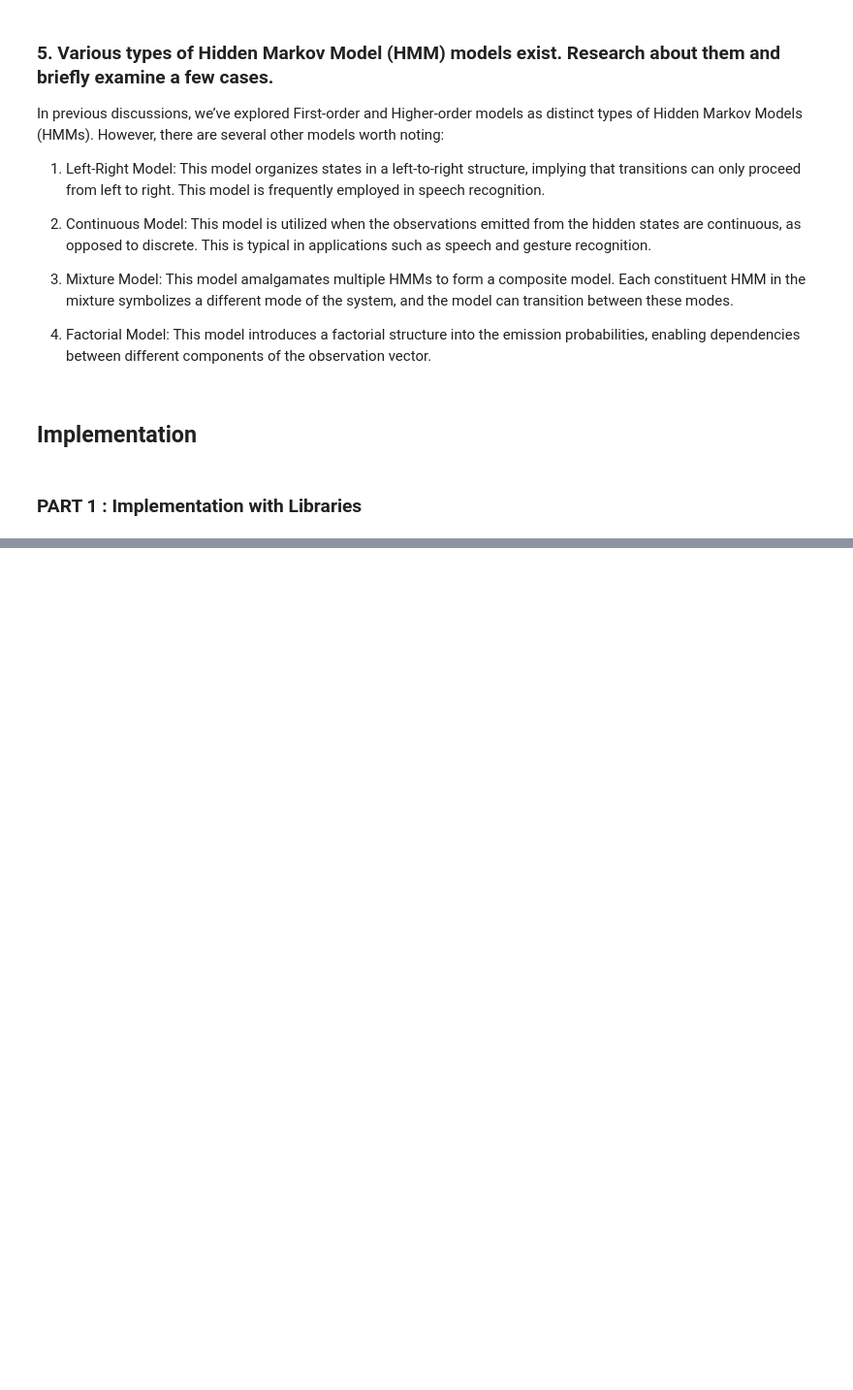
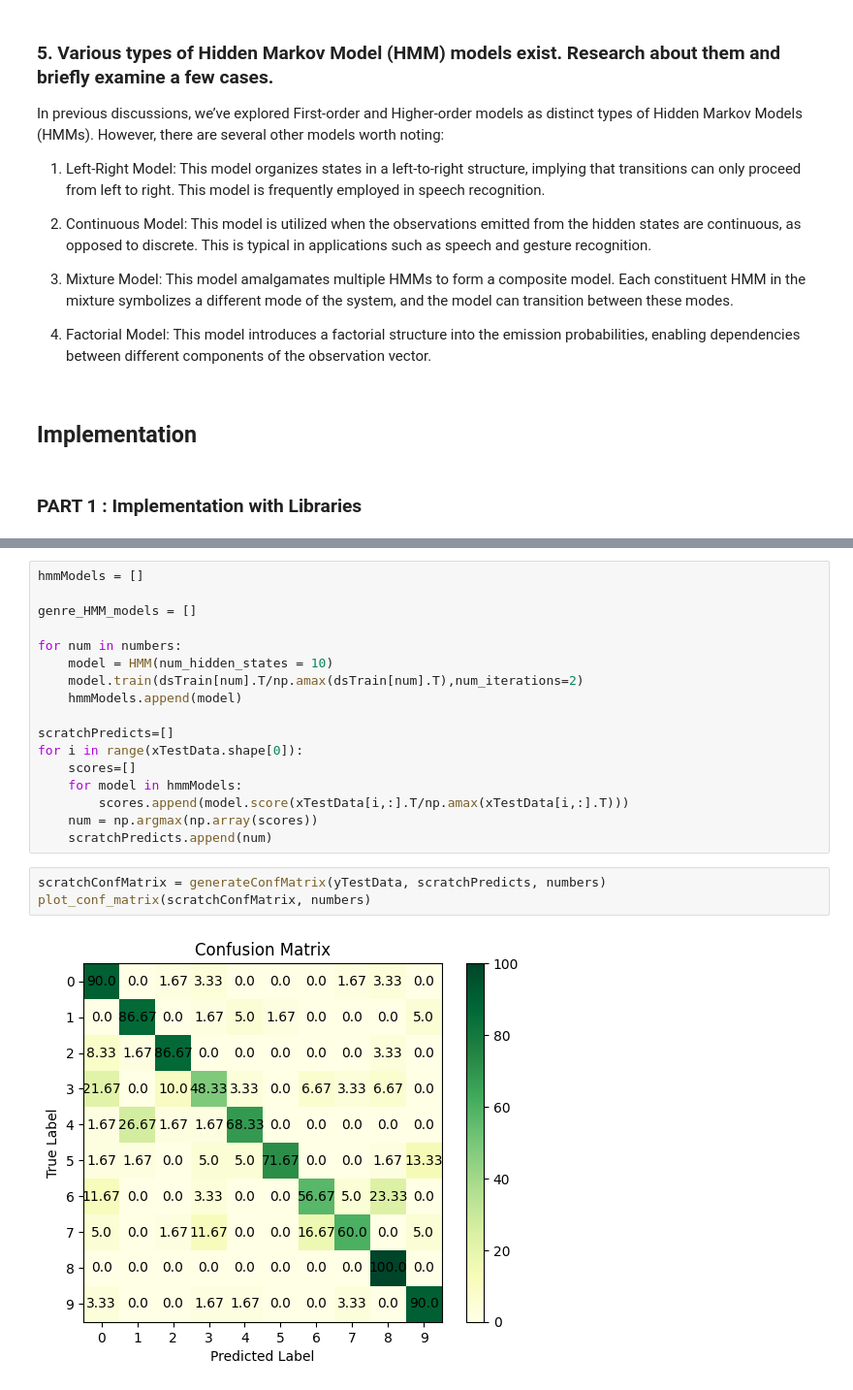
Before and after one commit to AryanBastani/AI-Course-Projects, a Jupyter notebook: Hidden Markov Models/AI_CA2.ipynb, the cells around one changed output, grey strips where cells are left out. Shown at 97% size. Cells and saved outputs as stored; diff of their text form; blank space fills up the shorter version.

```diff
--- a/Hidden Markov Models/AI_CA2.ipynb
+++ b/Hidden Markov Models/AI_CA2.ipynb
@@ -332,0 +472,22 @@ plot_conf_matrix(confMatrix, numbers)
+# %%
+hmmModels = []
+
+genre_HMM_models = []
+
+for num in numbers:
+    model = HMM(num_hidden_states = 10)
+    model.train(dsTrain[num].T/np.amax(dsTrain[num].T),num_iterations=2)
+    hmmModels.append(model)
+
+scratchPredicts=[]
+for i in range(xTestData.shape[0]):
+    scores=[]
+    for model in hmmModels:
+        scores.append(model.score(xTestData[i,:].T/np.amax(xTestData[i,:].T)))
+    num = np.argmax(np.array(scores))
+    scratchPredicts.append(num)
+# %%
+scratchConfMatrix = generateConfMatrix(yTestData, scratchPredicts, numbers)
+plot_conf_matrix(scratchConfMatrix, numbers)
+# %% [output]
+[figure, added]
```
Also changed, not shown: parts of 9 cells of this notebook.
